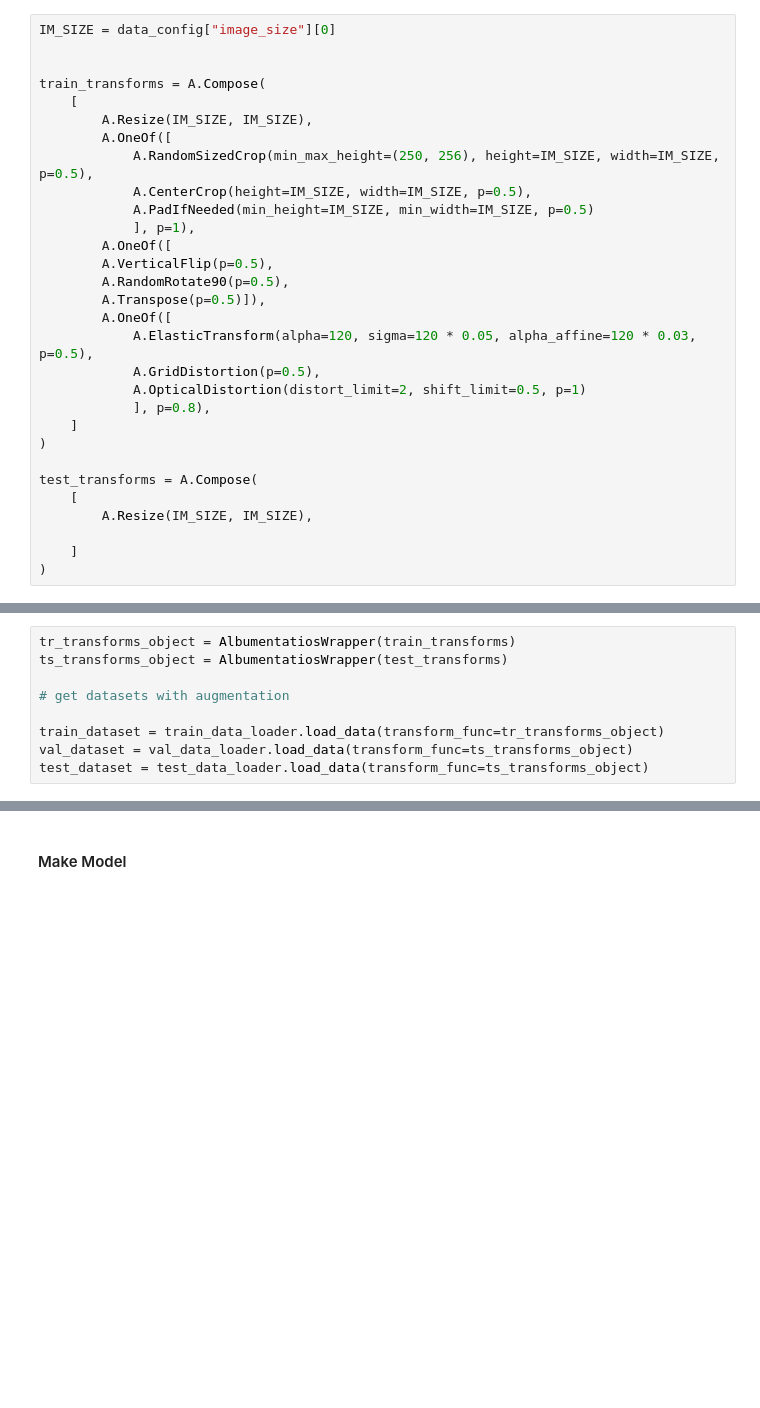
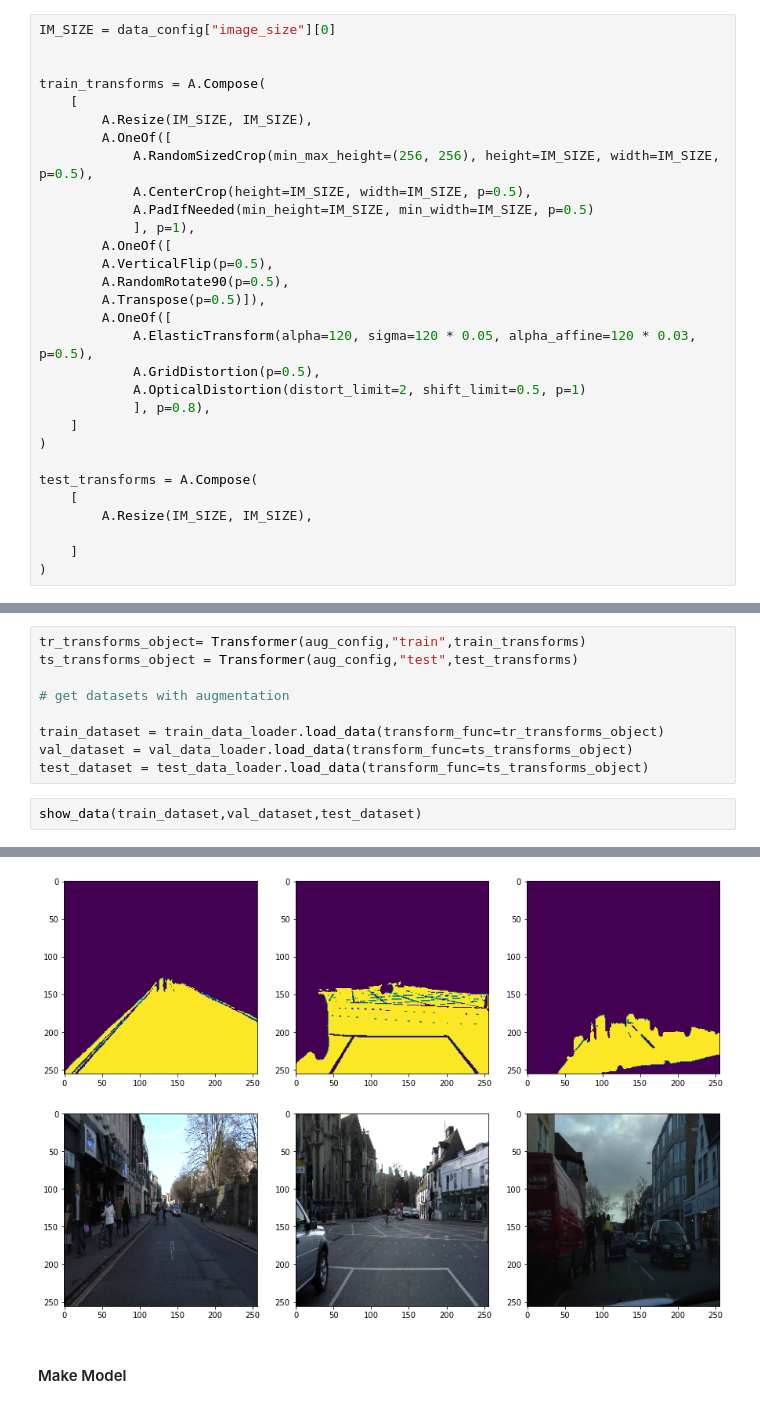
Before and after one commit to omrylcn/one_ring, a Jupyter notebook: examples/binary_segmentation_camvid.ipynb, the cells around one changed output, grey strips where cells are left out. Cells and saved outputs as stored; diff of their text form; blank space fills up the shorter version.

```diff
--- a/examples/binary_segmentation_camvid.ipynb
+++ b/examples/binary_segmentation_camvid.ipynb
@@ -82,7 +123,7 @@ train_transforms = A.Compose(
     [
         A.Resize(IM_SIZE, IM_SIZE),
         A.OneOf([
-            A.RandomSizedCrop(min_max_height=(250, 256), height=IM_SIZE, width=IM_SIZE, p=0.5),
+            A.RandomSizedCrop(min_max_height=(256, 256), height=IM_SIZE, width=IM_SIZE, p=0.5),
             A.CenterCrop(height=IM_SIZE, width=IM_SIZE, p=0.5),
             A.PadIfNeeded(min_height=IM_SIZE, min_width=IM_SIZE, p=0.5)
             ], p=1),
@@ -107,9 +150,12 @@ test_transforms = A.Compose(
 # %%
-tr_transforms_object = AlbumentatiosWrapper(train_transforms)
-ts_transforms_object = AlbumentatiosWrapper(test_transforms)
+tr_transforms_object= Transformer(aug_config,"train",train_transforms)
+ts_transforms_object = Transformer(aug_config,"test",test_transforms)
 
 # get datasets with augmentation
 
 train_dataset = train_data_loader.load_data(transform_func=tr_transforms_object)
 val_dataset = val_data_loader.load_data(transform_func=ts_transforms_object)
 test_dataset = test_data_loader.load_data(transform_func=ts_transforms_object)
+# %%
+show_data(train_dataset,val_dataset,test_dataset)
+# %% [output]
@@ -116,3 +163,4 @@ test_dataset = test_data_loader.load_data(transform_func=ts_transforms_object)
+[figure, added]
 # %% [markdown]
 #### Make Model
 # %%
```
Also changed, not shown: parts of 18 cells of this notebook, 2 other files.
